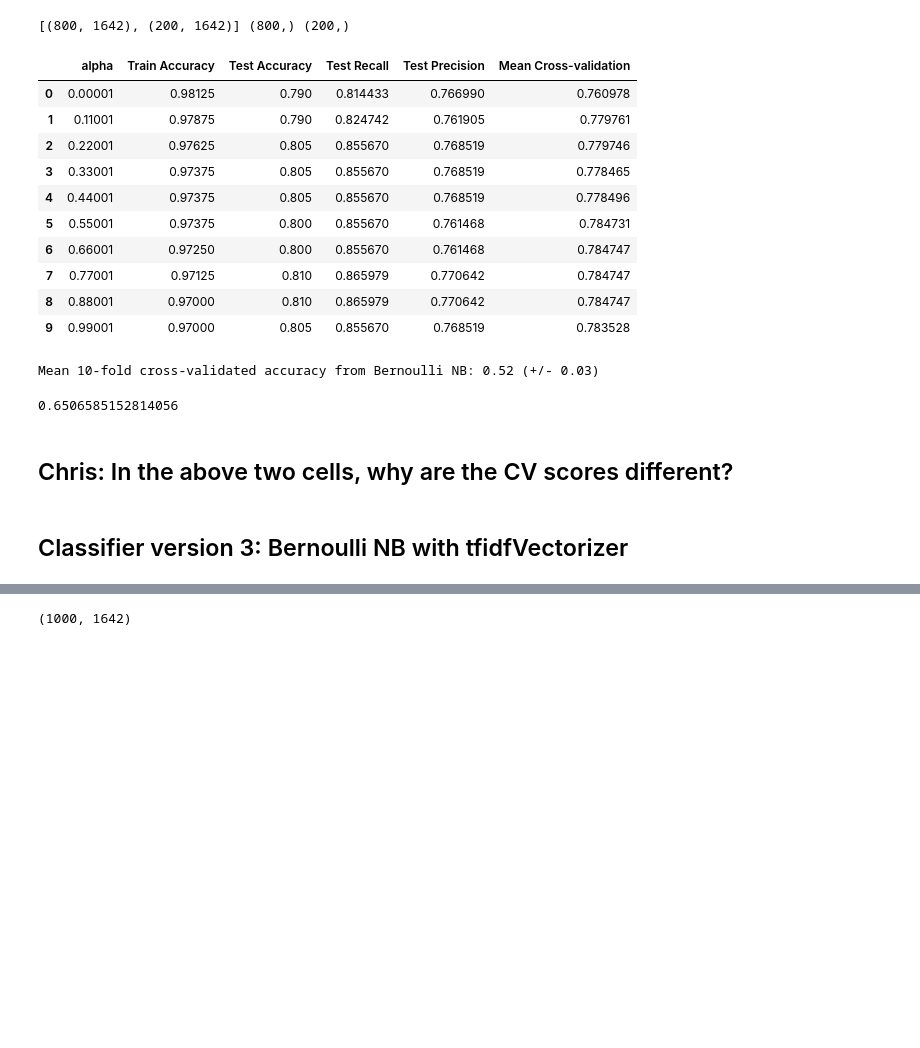
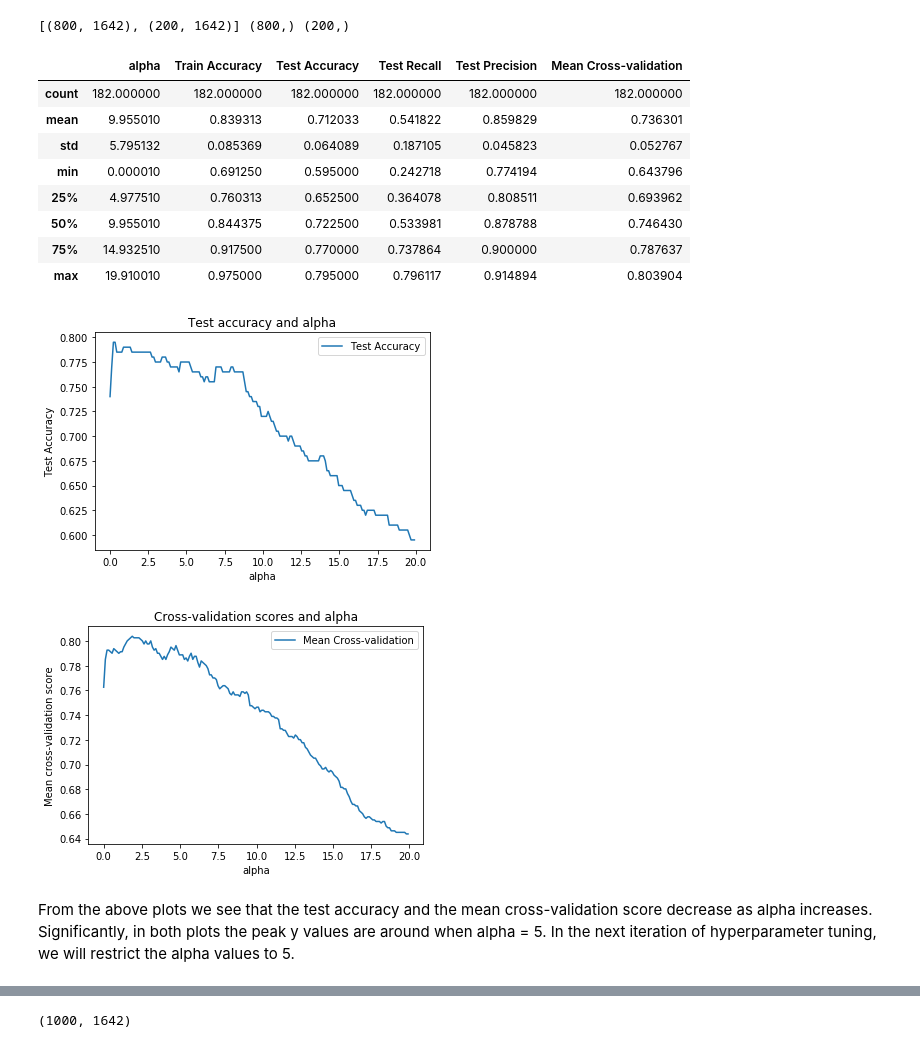
Before and after one commit to PriyankaBiswas/Data-Science, a Jupyter notebook: Unit2_SL/sentiment labelled sentences/Challenge_iterate_evaluate_classifier.ipynb, the cells around one changed output, grey strips where cells are left out. Cells and saved outputs as stored; diff of their text form; code cells hidden in the pictures; blank space fills up the shorter version.

```diff
--- a/Unit2_SL/sentiment labelled sentences/Challenge_iterate_evaluate_classifier.ipynb
+++ b/Unit2_SL/sentiment labelled sentences/Challenge_iterate_evaluate_classifier.ipynb
@@ -251,7 +287,7 @@ print([np.shape(X_train), np.shape(X_test)], ytf_train.shape, ytf_test.shape)
 
 from sklearn import metrics
 
-list_alpha = np.arange(1/100000, 20, 0.11)
+list_alpha = np.arange(1e-5, 20, 0.11)
 score_train = np.zeros(len(list_alpha))
 score_test = np.zeros(len(list_alpha))
 recall_test = np.zeros(len(list_alpha))
@@ -260,40 +296,40 @@ CV = np.zeros(len(list_alpha))
 count = 0
 for alpha in list_alpha:
     bayes = sklearn.naive_bayes.BernoulliNB(alpha=alpha)
-    bayes.fit(X_train, y_train)
-    score_train[count] = bayes.score(X_train, y_train)
-    score_test[count]= bayes.score(X_test, y_test)
+    bayes.fit(X_train, y_train)  #training
+    score_train[count] = bayes.score(X_train, y_train)  #scoring training
+    score_test[count]= bayes.score(X_test, y_test)  # scoring test
     recall_test[count] = metrics.recall_score(y_test, bayes.predict(X_test))
     precision_test[count] = metrics.precision_score(y_test, bayes.predict(X_test))
-    CV[count] = (cross_val_score(bayes, X_train, y_train, cv=10)).mean()
+    CV[count] = (cross_val_score(bayes, X_train, y_train, cv=10)).mean() # doing CV on 10 divisions of the dataset.
     count = count + 1
 # %%
 matrix = np.matrix(np.c_[list_alpha, score_train, score_test, recall_test, precision_test, CV])
 models = pd.DataFrame(data = matrix, columns =
              ['alpha', 'Train Accuracy', 'Test Accuracy', 'Test Recall', 'Test Precision', 'Mean Cross-validation'])
-models.head(n=10)
+models.describe()
 # %% [output]
 |  | alpha | Train Accuracy | Test Accuracy | Test Recall | Test Precision | Mean Cross-validation |
-| 0 | 0.00001 | 0.98125 | 0.790 | 0.814433 | 0.766990 | 0.760978 |
-| 1 | 0.11001 | 0.97875 | 0.790 | 0.824742 | 0.761905 | 0.779761 |
-| 2 | 0.22001 | 0.97625 | 0.805 | 0.855670 | 0.768519 | 0.779746 |
-| 3 | 0.33001 | 0.97375 | 0.805 | 0.855670 | 0.768519 | 0.778465 |
-| 4 | 0.44001 | 0.97375 | 0.805 | 0.855670 | 0.768519 | 0.778496 |
-| 5 | 0.55001 | 0.97375 | 0.800 | 0.855670 | 0.761468 | 0.784731 |
-| 6 | 0.66001 | 0.97250 | 0.800 | 0.855670 | 0.761468 | 0.784747 |
-| 7 | 0.77001 | 0.97125 | 0.810 | 0.865979 | 0.770642 | 0.784747 |
-| 8 | 0.88001 | 0.97000 | 0.810 | 0.865979 | 0.770642 | 0.784747 |
-| 9 | 0.99001 | 0.97000 | 0.805 | 0.855670 | 0.768519 | 0.783528 |
+| count | 182.000000 | 182.000000 | 182.000000 | 182.000000 | 182.000000 | 182.000000 |
+| mean | 9.955010 | 0.839313 | 0.712033 | 0.541822 | 0.859829 | 0.736301 |
+| std | 5.795132 | 0.085369 | 0.064089 | 0.187105 | 0.045823 | 0.052767 |
+| min | 0.000010 | 0.691250 | 0.595000 | 0.242718 | 0.774194 | 0.643796 |
+| 25% | 4.977510 | 0.760313 | 0.652500 | 0.364078 | 0.808511 | 0.693962 |
+| 50% | 9.955010 | 0.844375 | 0.722500 | 0.533981 | 0.878788 | 0.746430 |
+| 75% | 14.932510 | 0.917500 | 0.770000 | 0.737864 | 0.900000 | 0.787637 |
+| max | 19.910010 | 0.975000 | 0.795000 | 0.796117 | 0.914894 | 0.803904 |
-# %%
-scores = cross_val_score(bayes, X_train, y_train, cv=10)
-print("Mean 10-fold cross-validated accuracy from Bernoulli NB: %0.2f (+/- %0.2f)" % (scores.mean(), scores.std() *2))  #means
-# %% [output]
-Mean 10-fold cross-validated accuracy from Bernoulli NB: 0.52 (+/- 0.03)
-# %%
-CV.mean()
-# %% [output]
-0.6506585152814056
-# %% [markdown]
-## Chris: In the above two cells, why are the CV scores different?
-# %% [markdown]
-## Classifier version 3: Bernoulli NB with tfidfVectorizer
+# %%
+models.plot(x='alpha', y='Test Accuracy')   #plotting test accuracy as a function of alpha
+plt.ylabel('Test Accuracy')
+plt.title('Test accuracy and alpha')
+plt.show()
+
+models.plot(x='alpha', y='Mean Cross-validation')
+plt.ylabel('Mean cross-validation score')
+plt.title('Cross-validation scores and alpha')
+plt.show()
+# %% [output]
+[figure, added]
+[figure, added]
+# %% [markdown]
+From the above plots we see that the test accuracy and the mean cross-validation score decrease as alpha increases. Significantly, in both plots the peak y values are around when alpha = 5. In the next iteration of hyperparameter tuning, we will restrict the alpha values to 5.
```
Also changed, not shown: parts of 39 cells of this notebook.
